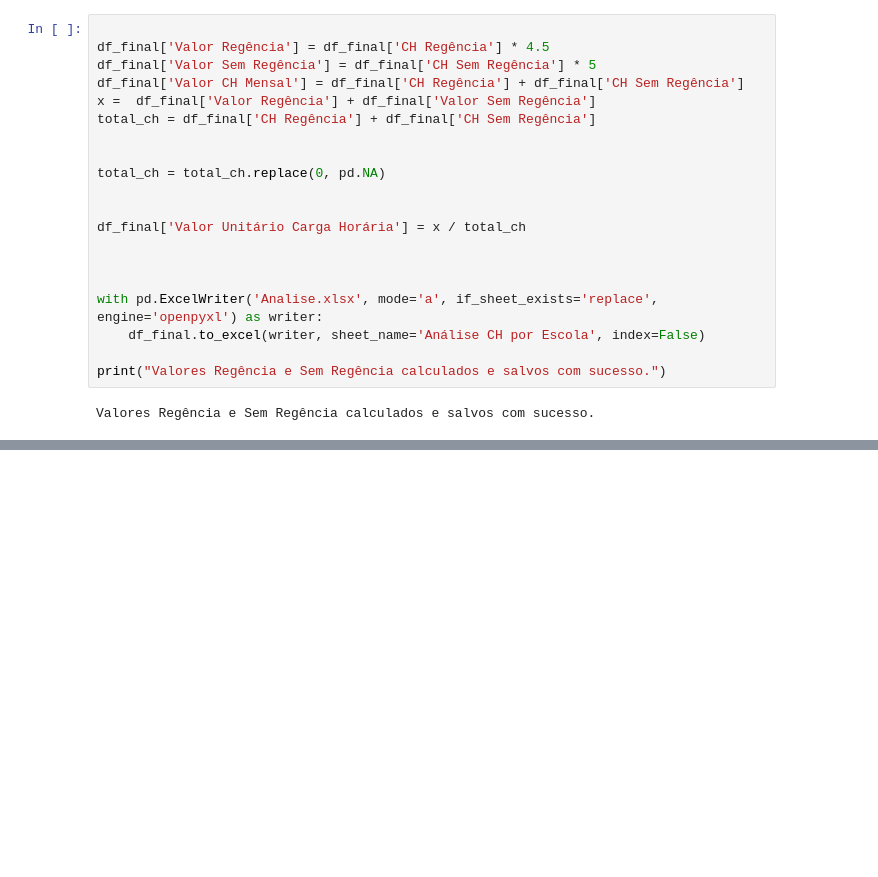
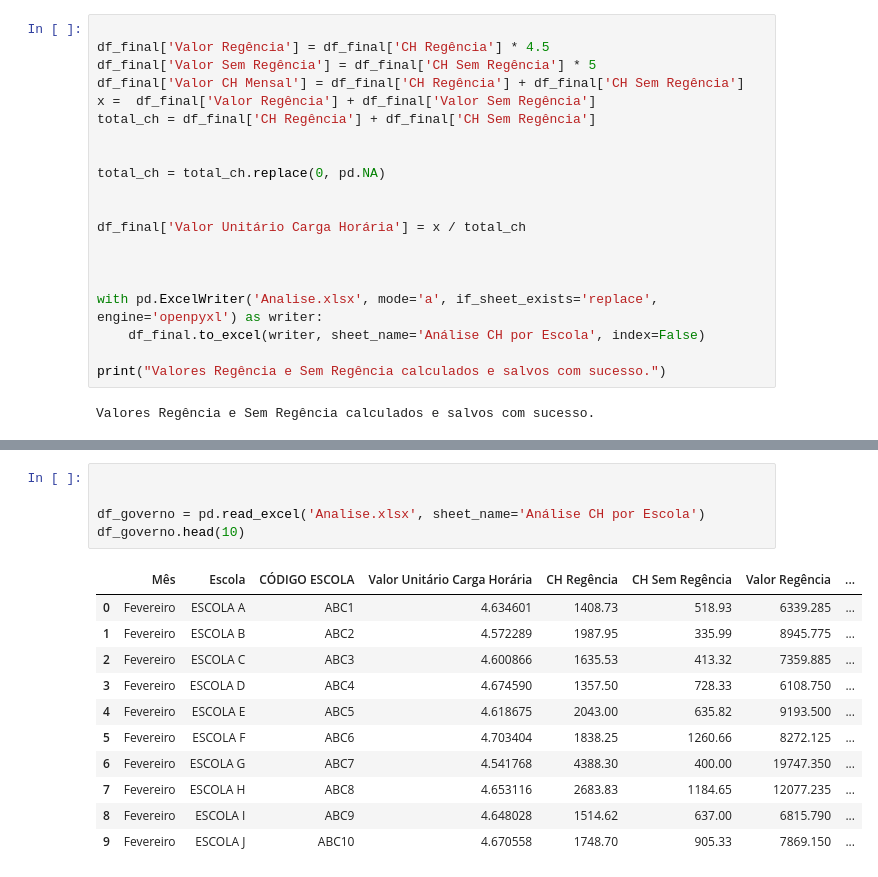
Before and after one commit to Emmanuel-Sampaio/Analise-Educacional, a Jupyter notebook: Untitled.ipynb, the cells around one changed output, grey strips where cells are left out. Saved outputs shown, nothing was run; the diff lists cells and outputs as text; blank space fills up the shorter version.

```diff
--- a/Untitled.ipynb
+++ b/Untitled.ipynb
@@ -133,0 +134,17 @@ print(df_verifica_filt[['Escola', 'Mês','Valor Unitário Carga Horária' ,'CH R
+# %%
+
+
+df_governo = pd.read_excel('Analise.xlsx', sheet_name='Análise CH por Escola')
+df_governo.head(10)
+# %% [output]
+|  | Mês | Escola | CÓDIGO ESCOLA | Valor Unitário Carga Horária | CH Regência | CH Sem Regência | Valor Regência | ... |
+| 0 | Fevereiro | ESCOLA A | ABC1 | 4.634601 | 1408.73 | 518.93 | 6339.285 | ... |
+| 1 | Fevereiro | ESCOLA B | ABC2 | 4.572289 | 1987.95 | 335.99 | 8945.775 | ... |
+| 2 | Fevereiro | ESCOLA C | ABC3 | 4.600866 | 1635.53 | 413.32 | 7359.885 | ... |
+| 3 | Fevereiro | ESCOLA D | ABC4 | 4.674590 | 1357.50 | 728.33 | 6108.750 | ... |
+| 4 | Fevereiro | ESCOLA E | ABC5 | 4.618675 | 2043.00 | 635.82 | 9193.500 | ... |
+| 5 | Fevereiro | ESCOLA F | ABC6 | 4.703404 | 1838.25 | 1260.66 | 8272.125 | ... |
+| 6 | Fevereiro | ESCOLA G | ABC7 | 4.541768 | 4388.30 | 400.00 | 19747.350 | ... |
+| 7 | Fevereiro | ESCOLA H | ABC8 | 4.653116 | 2683.83 | 1184.65 | 12077.235 | ... |
+| 8 | Fevereiro | ESCOLA I | ABC9 | 4.648028 | 1514.62 | 637.00 | 6815.790 | ... |
+| 9 | Fevereiro | ESCOLA J | ABC10 | 4.670558 | 1748.70 | 905.33 | 7869.150 | ... |
```
Also changed, not shown: parts of 9 cells of this notebook, 1 other file.
